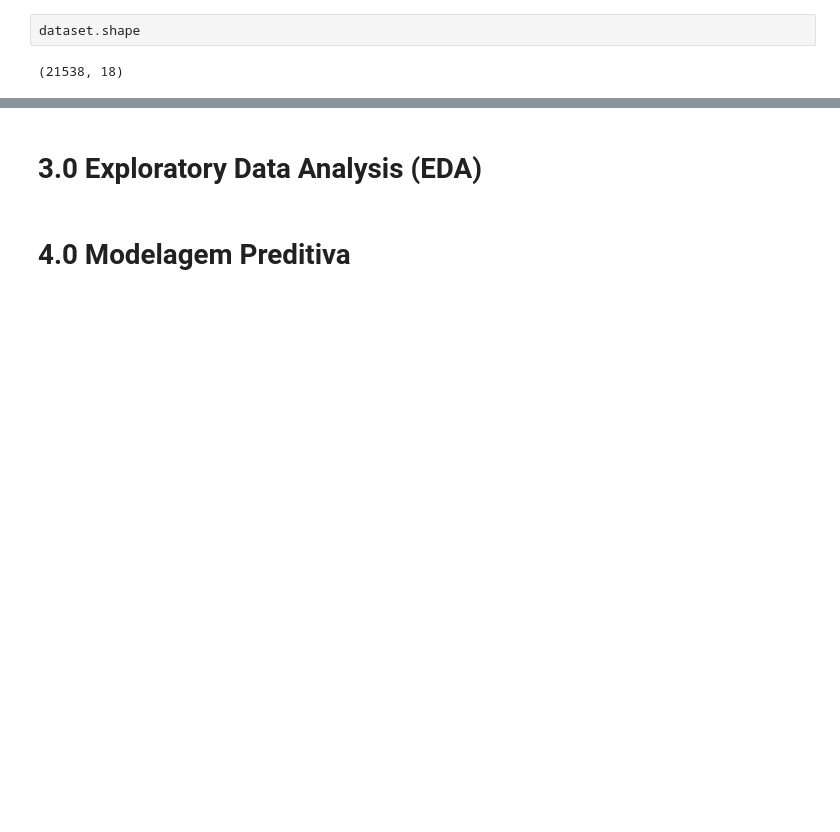
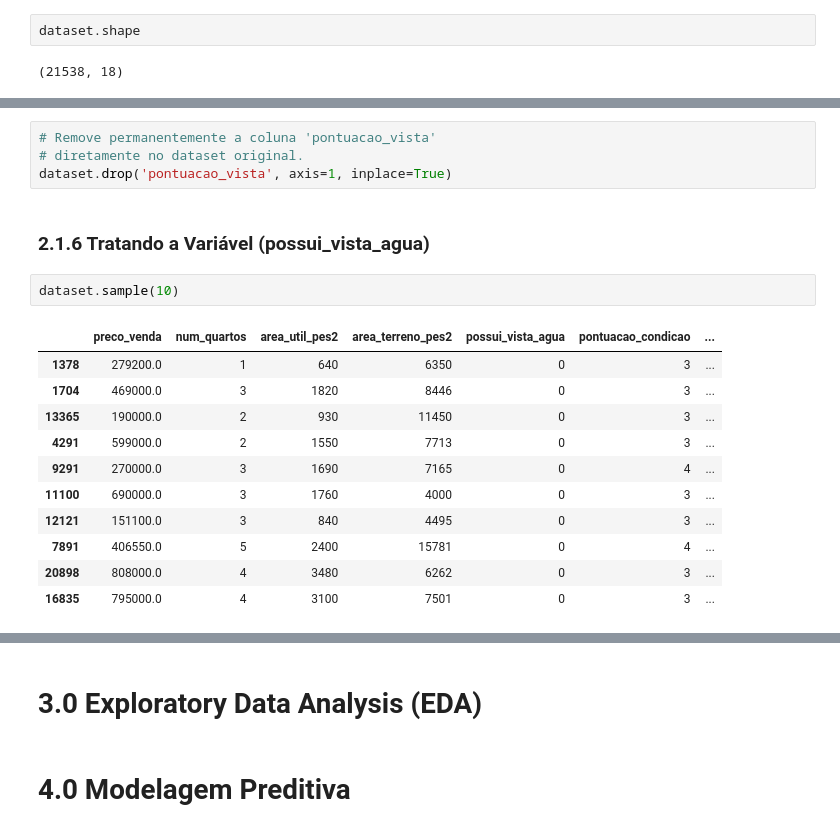
Before and after one commit to RicardodeSouzaSilva/Real_Estate_Pricing_Intelligence, a Jupyter notebook: Real_Estate_Pricing_Intelligence_2.1.ipynb, the cells around one changed output, grey strips where cells are left out. Cells and saved outputs as stored; diff of their text form; blank space fills up the shorter version.

```diff
--- a/Real_Estate_Pricing_Intelligence_2.1.ipynb
+++ b/Real_Estate_Pricing_Intelligence_2.1.ipynb
@@ -698,0 +744,20 @@ dataset.shape
+# %%
+# Remove permanentemente a coluna 'pontuacao_vista'
+# diretamente no dataset original.
+dataset.drop('pontuacao_vista', axis=1, inplace=True)
+# %% [markdown]
+### 2.1.6 Tratando a Variável (possui_vista_agua)
+# %%
+dataset.sample(10)
+# %% [output]
+|  | preco_venda | num_quartos | area_util_pes2 | area_terreno_pes2 | possui_vista_agua | pontuacao_condicao | ... |
+| 1378 | 279200.0 | 1 | 640 | 6350 | 0 | 3 | ... |
+| 1704 | 469000.0 | 3 | 1820 | 8446 | 0 | 3 | ... |
+| 13365 | 190000.0 | 2 | 930 | 11450 | 0 | 3 | ... |
+| 4291 | 599000.0 | 2 | 1550 | 7713 | 0 | 3 | ... |
+| 9291 | 270000.0 | 3 | 1690 | 7165 | 0 | 4 | ... |
+| 11100 | 690000.0 | 3 | 1760 | 4000 | 0 | 3 | ... |
+| 12121 | 151100.0 | 3 | 840 | 4495 | 0 | 3 | ... |
+| 7891 | 406550.0 | 5 | 2400 | 15781 | 0 | 4 | ... |
+| 20898 | 808000.0 | 4 | 3480 | 6262 | 0 | 3 | ... |
+| 16835 | 795000.0 | 4 | 3100 | 7501 | 0 | 3 | ... |
```
Also changed, not shown: parts of 11 cells of this notebook.
